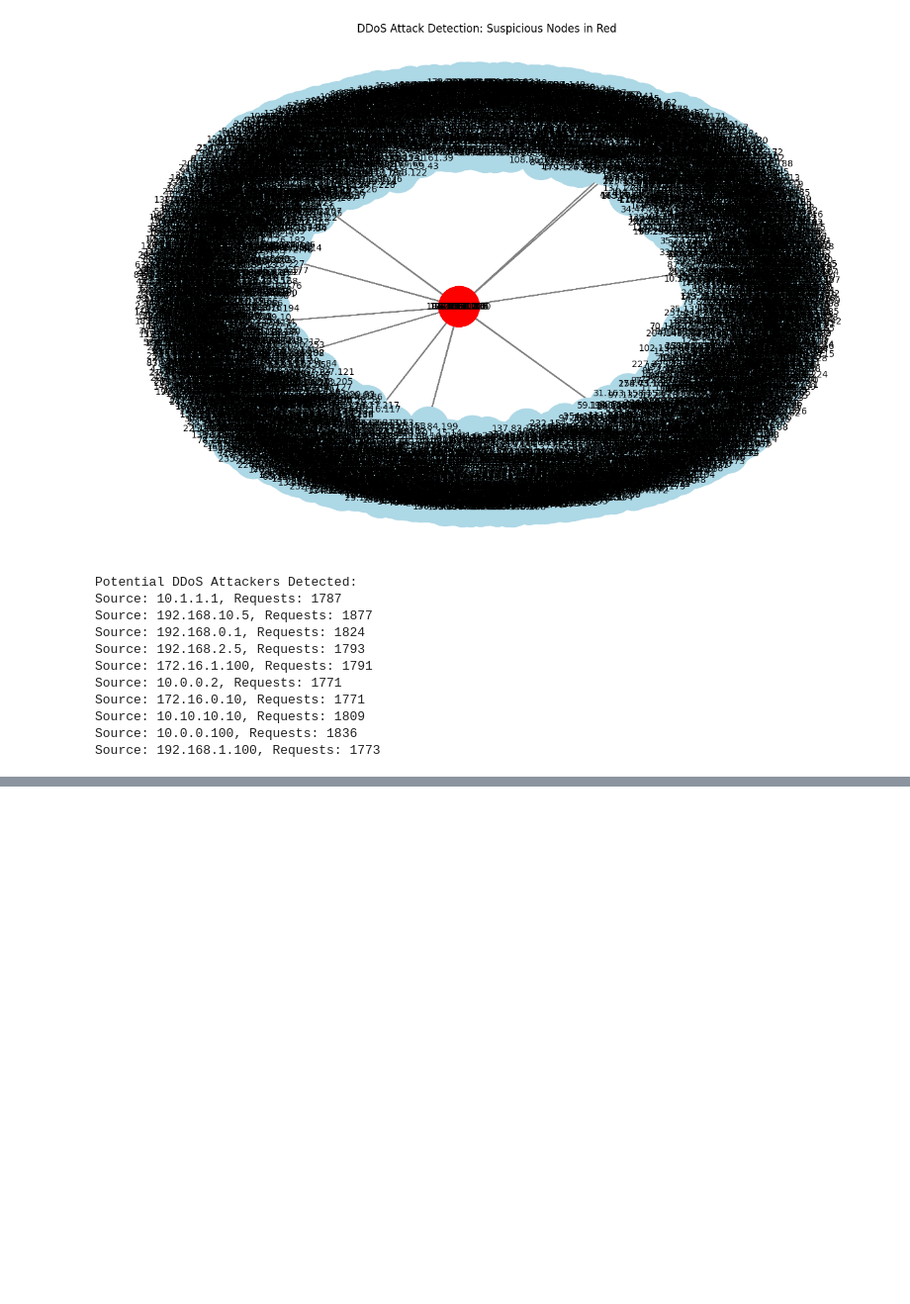
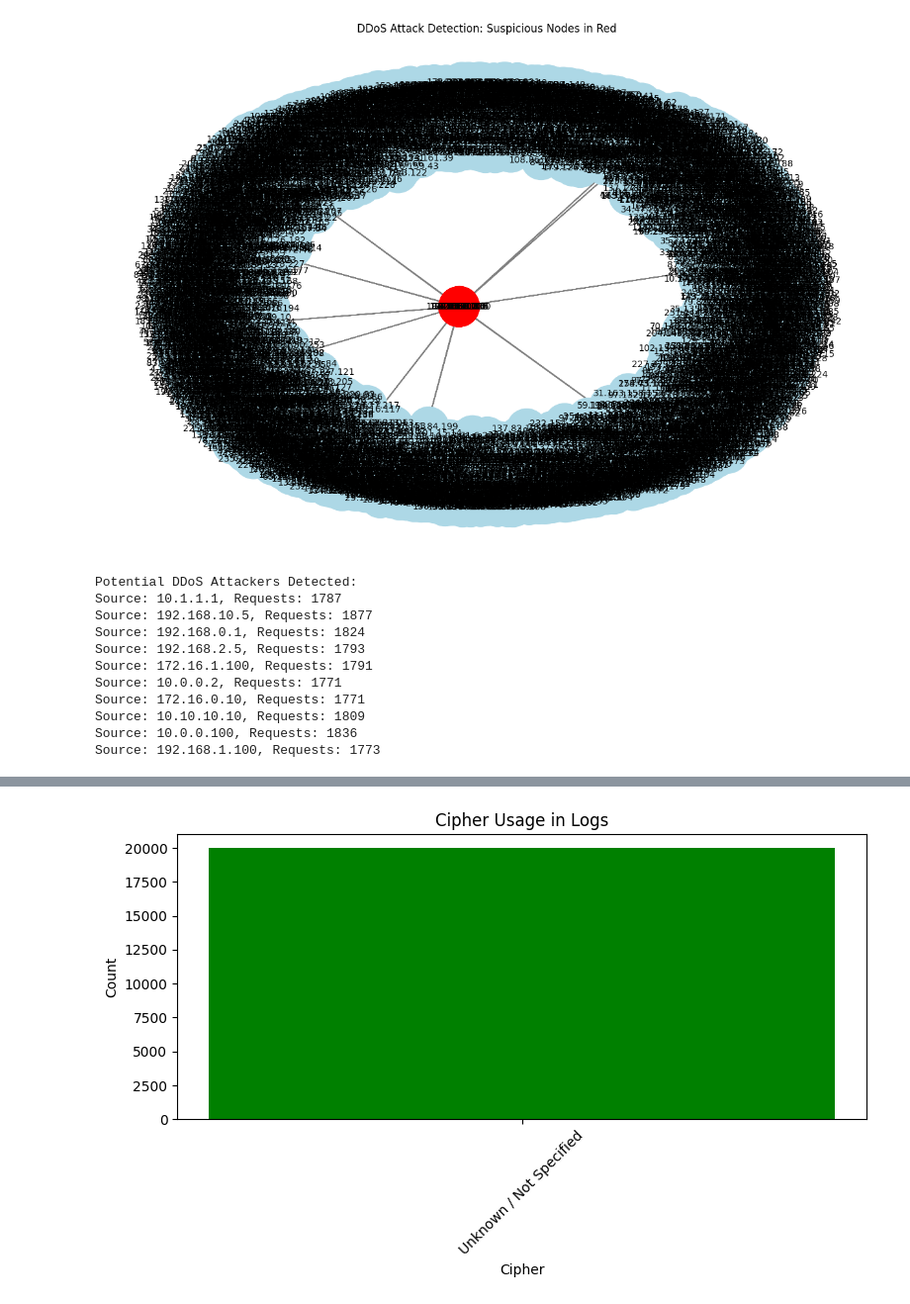
Before and after one commit to behldevansh/MACH-B, a Jupyter notebook: cryptanalysis/attacks.ipynb, the cells around one changed output, grey strips where cells are left out. Shown at 99% size. Saved outputs shown, nothing was run; the diff lists cells and outputs as text; code cells hidden in the pictures; blank space fills up the shorter version.

```diff
--- a/cryptanalysis/attacks.ipynb
+++ b/cryptanalysis/attacks.ipynb
@@ -161,0 +248,66 @@ Source: 192.168.1.100, Requests: 1773
+# %%
+import pandas as pd
+import re
+import matplotlib.pyplot as plt
+
+# Load logs
+df = pd.read_csv("main.csv")
+
+# Column containing encryption info
+encryption_col = "eventDescription"  # Adjust if your log format is different
+
+# Define known insecure ciphers & patterns
+weak_ciphers = [
+    "DES", "3DES", "RC4", "Blowfish", "AES-128", "AES-192", "ECB"
+]
+
+# Define secure cipher policy
+secure_ciphers = [
+    "AES-256-CBC", "AES-256-GCM"
+]
+
+# Function to check for weak cipher usage
+def detect_cipher_security(text):
+    for cipher in weak_ciphers:
+        if re.search(cipher, text, re.IGNORECASE):
+            return f"{cipher} (Deprecated/Insecure)"
+    for cipher in secure_ciphers:
+        if re.search(cipher, text, re.IGNORECASE):
+            return f"{cipher} (Secure)"
+    return "Unknown / Not Specified"
+
+# Function to enforce AES-256 policy
+def enforce_aes256(text):
+    if "AES-256" in text and not re.search(r"GCM|CBC", text, re.IGNORECASE):
+        return "AES-256 used, but insecure mode (e.g., ECB). Recommend AES-256-CBC or AES-256-GCM."
+    elif "AES-128" in text or "AES-192" in text:
+        return "Upgrade to AES-256."
+    elif any(re.search(cipher, text, re.IGNORECASE) for cipher in weak_ciphers):
+        return "Deprecated cipher detected. Block and replace with AES-256-CBC/GCM."
+    elif re.search("AES-256-(CBC|GCM)", text, re.IGNORECASE):
+        return "Secure (AES-256-CBC/GCM)"
+    return "Cipher not identified – Manual check recommended."
+
+# Apply the functions
+df["Cipher Status"] = df[encryption_col].astype(str).apply(detect_cipher_security)
+df["AES-256 Enforcement"] = df[encryption_col].astype(str).apply(enforce_aes256)
+
+# Display first few results
+print(df[[encryption_col, "Cipher Status", "AES-256 Enforcement"]].head(10))
+
+# Save to secure output
+df.to_csv("cipher_analysis_output.csv", index=False)
+
+
+
+status_counts = df["Cipher Status"].value_counts()
+
+plt.figure(figsize=(8, 5))
+plt.bar(status_counts.index, status_counts.values, color=["red" if "Deprecated" in s else "green" for s in status_counts.index])
+plt.title("Cipher Usage in Logs")
+plt.xlabel("Cipher")
+plt.ylabel("Count")
+plt.xticks(rotation=45)
+plt.tight_layout()
+plt.show()
+# %% [output]
@@ -161,0 +331 @@ Source: 192.168.1.100, Requests: 1773
+[figure, added]
```
Also changed, not shown: parts of 7 cells of this notebook, 4 other files.
